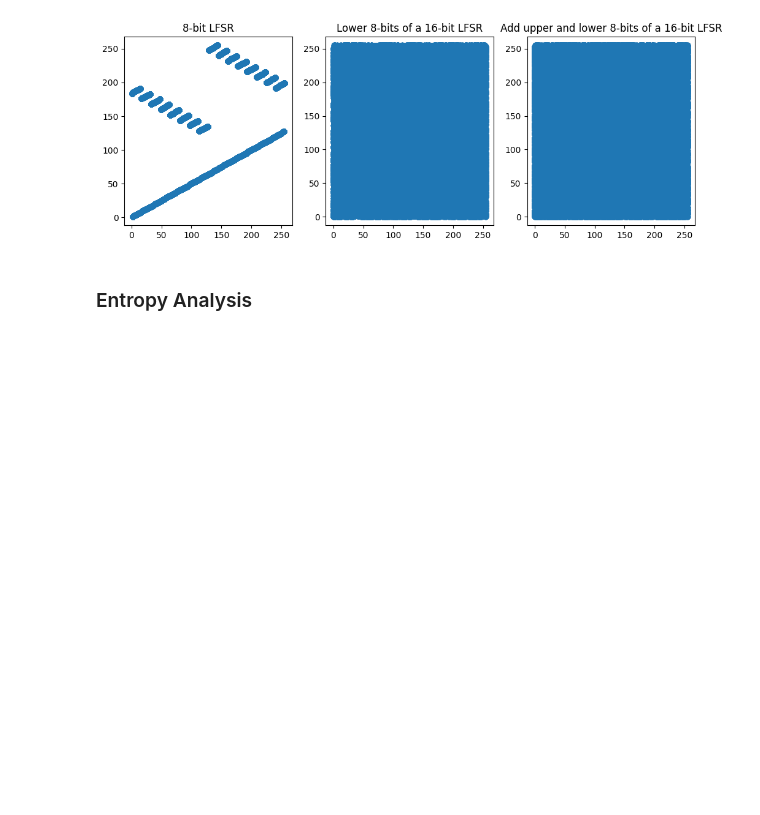
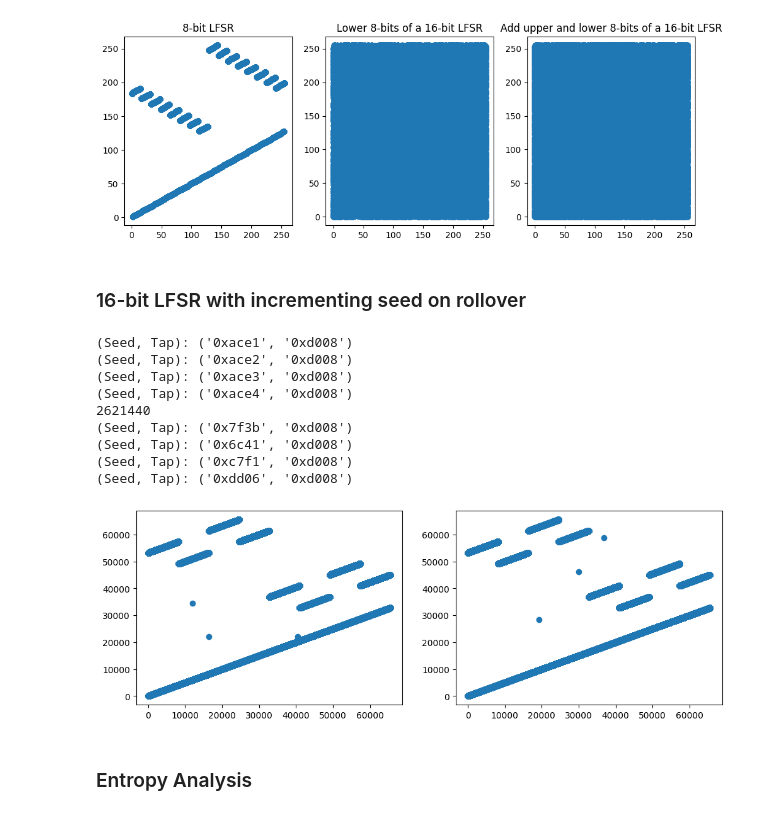
Before and after one commit to stevedoyle/slog, a Jupyter notebook: lfsr/lfsr.ipynb, the cells around one changed output. Cells and saved outputs as stored; diff of their text form; code cells hidden in the pictures; blank space fills up the shorter version.

```diff
--- a/lfsr/lfsr.ipynb
+++ b/lfsr/lfsr.ipynb
@@ -155,6 +155,51 @@ plt.show()
 # %% [output]
 255
 [figure]
+# %% [markdown]
+### 16-bit LFSR with incrementing seed on rollover
+# %%
+seed = 0xACE1
+tap = 0xD008
+iterations = 4
+output = []
+
+
+for i in range(iterations):
+    print("(Seed, Tap):", (hex(seed), hex(tap)))
+    lfsr = LFSR(seed, tap)
+    output += lfsr.run(10 * 2 ** 16)
+    seed += 1
+
+print(len(output))
+
+lag = 1
+fig, axs = plt.subplots(1, 2, figsize=(12, 4))
+axs[0].scatter(output[:-lag], output[lag:])
+
+import random
+seed = random.randint(0, 0xFFFF)
+routput = []
+
+for i in range(iterations):
+    print("(Seed, Tap):", (hex(seed), hex(tap)))
+    lfsr = LFSR(seed, tap)
+    routput += lfsr.run(10 * 2 ** 16)
+    seed = random.randint(0, 0xFFFF)
+
+axs[1].scatter(routput[:-lag], routput[lag:])
+
+plt.show()
+# %% [output]
+(Seed, Tap): ('0xace1', '0xd008')
+(Seed, Tap): ('0xace2', '0xd008')
+(Seed, Tap): ('0xace3', '0xd008')
+(Seed, Tap): ('0xace4', '0xd008')
+2621440
+(Seed, Tap): ('0x7f3b', '0xd008')
+(Seed, Tap): ('0x6c41', '0xd008')
+(Seed, Tap): ('0xc7f1', '0xd008')
+(Seed, Tap): ('0xdd06', '0xd008')
+[figure, added]
 # %% [markdown]
 ### Entropy Analysis
 # %%
```
Also changed, not shown: parts of 1 cell of this notebook, 15 other files.
